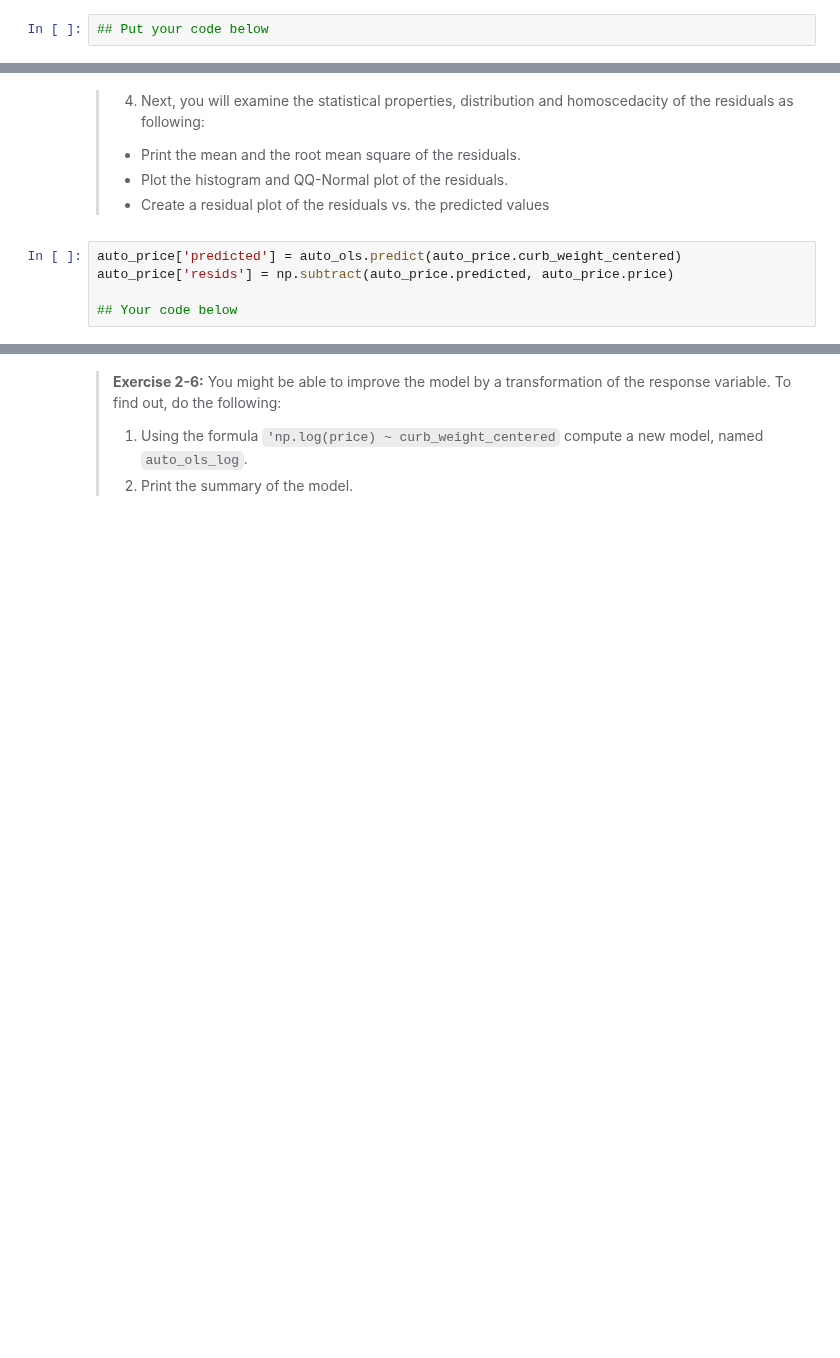
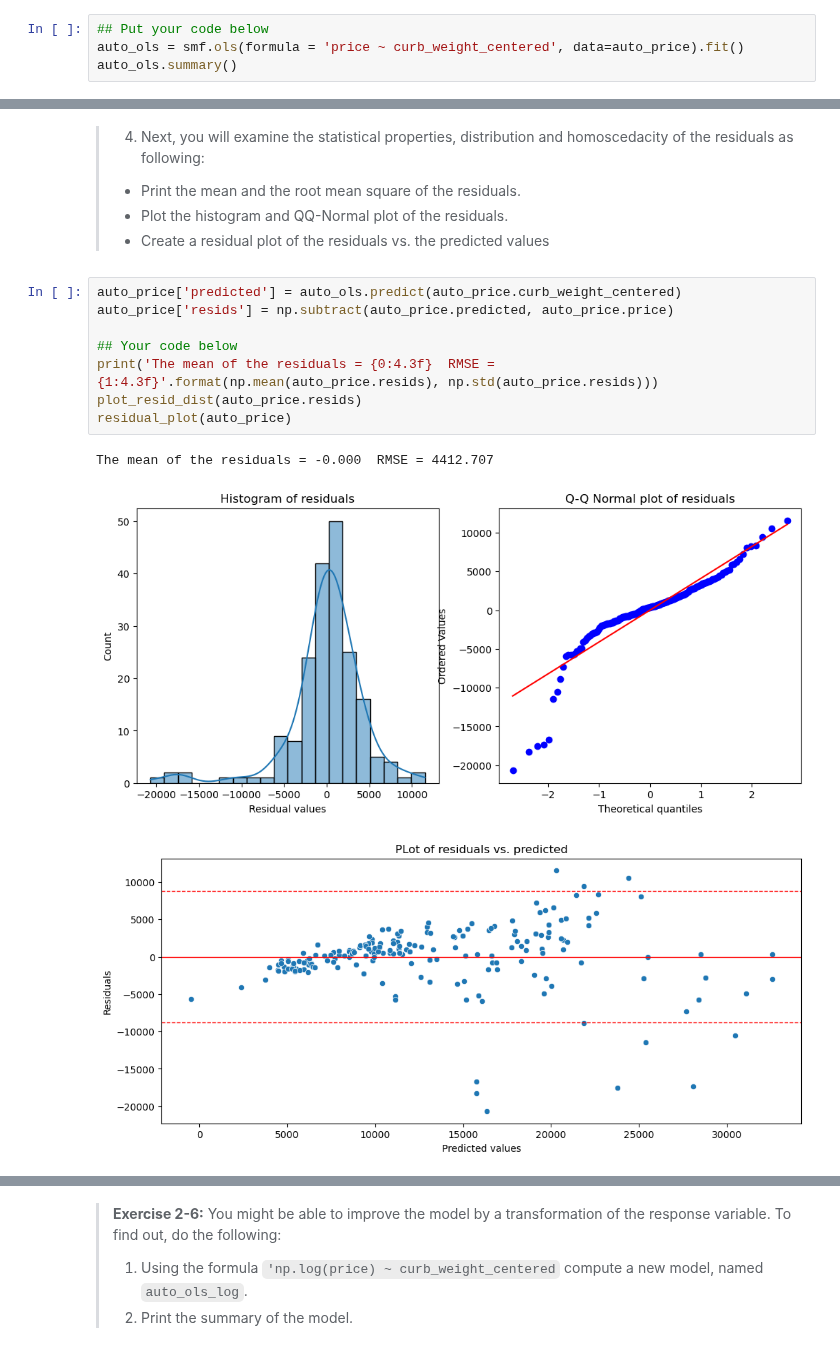
Before and after one commit to dwtrott/CSCI-6364-Machine-Learning, a Jupyter notebook: Notebooks/Assignment 02.ipynb, the cells around one changed output, grey strips where cells are left out. Cells and saved outputs as stored; diff of their text form; blank space fills up the shorter version.

```diff
--- a/Notebooks/Assignment 02.ipynb
+++ b/Notebooks/Assignment 02.ipynb
@@ -639,3 +806,5 @@ for col,new_col in zip(['curb_weight','engine_size'],['curb_weight_centered','en
 > 3. Print the summary of the model.
 # %%
 ## Put your code below
+auto_ols = smf.ols(formula = 'price ~ curb_weight_centered', data=auto_price).fit()
+auto_ols.summary()
@@ -647,8 +836,15 @@ for col,new_col in zip(['curb_weight','engine_size'],['curb_weight_centered','en
 # %%
 auto_price['predicted'] = auto_ols.predict(auto_price.curb_weight_centered)
 auto_price['resids'] = np.subtract(auto_price.predicted, auto_price.price)
 
 ## Your code below
+print('The mean of the residuals = {0:4.3f}  RMSE = {1:4.3f}'.format(np.mean(auto_price.resids), np.std(auto_price.resids)))
+plot_resid_dist(auto_price.resids)
+residual_plot(auto_price)
+# %% [output]
+The mean of the residuals = -0.000  RMSE = 4412.707
+[figure, added]
+[figure, added]
 # %% [markdown]
 > Now answer these questions:
 > 1. Are the residuals 0 centered and what does this tell you about the model?
```
Also changed, not shown: parts of 26 cells of this notebook, 2 other files.
